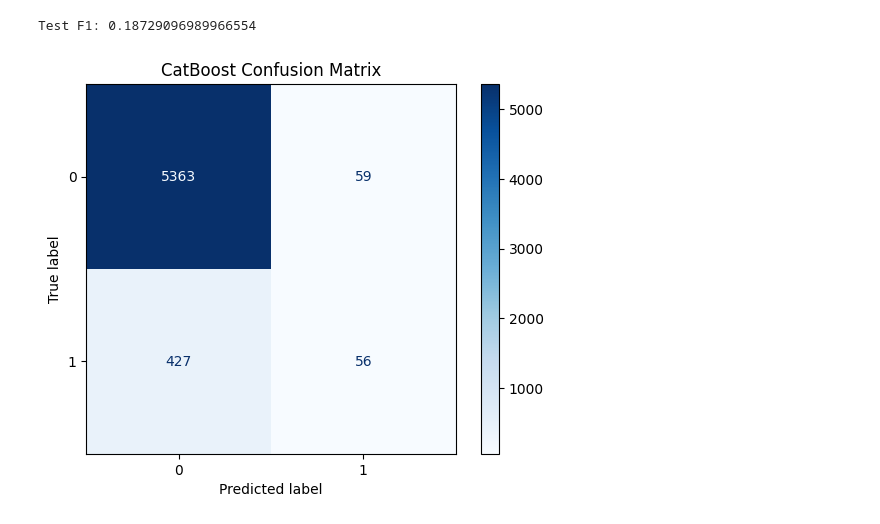
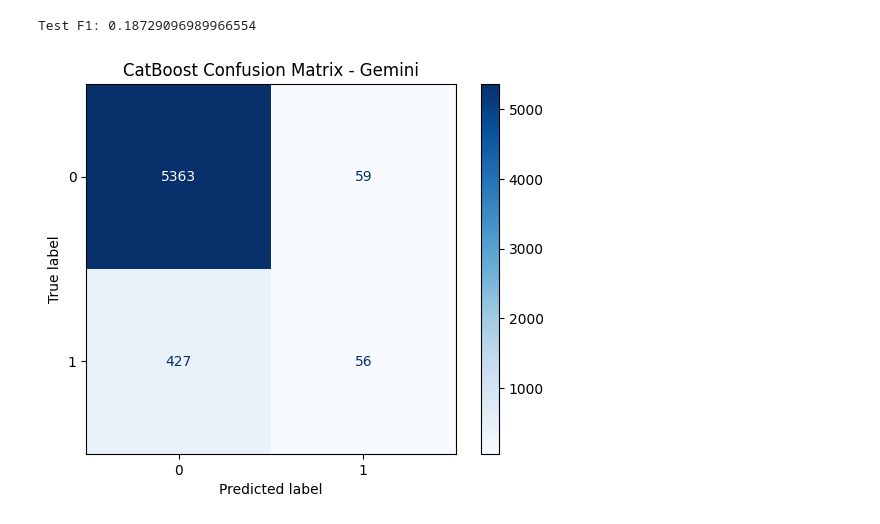
Before and after one commit to numansuri/Capstone-MADS, a Jupyter notebook: gemini_catboost_pipeline.ipynb, the cells around one changed output. Cells and saved outputs as stored; diff of their text form; code cells hidden in the pictures.

```diff
--- a/gemini_catboost_pipeline.ipynb
+++ b/gemini_catboost_pipeline.ipynb
@@ -172,14 +172,14 @@ Test F1: 0.18729096989966554
 # %%
 import matplotlib.pyplot as plt
 from sklearn.metrics import ConfusionMatrixDisplay, roc_curve, auc
 
 disp = ConfusionMatrixDisplay.from_estimator(
     best_cb, X_test, y_test, cmap=plt.cm.Blues
 )
-disp.ax_.set_title('CatBoost Confusion Matrix')
+disp.ax_.set_title('CatBoost Confusion Matrix - Gemini')
 plt.show()
 # %% [output]
-[figure, old version]
+[figure, new version]
 # %%
 probs = best_cb.predict_proba(X_test)[:, 1]
 
```
Also changed, not shown: parts of 3 cells of this notebook, 4 other files.
